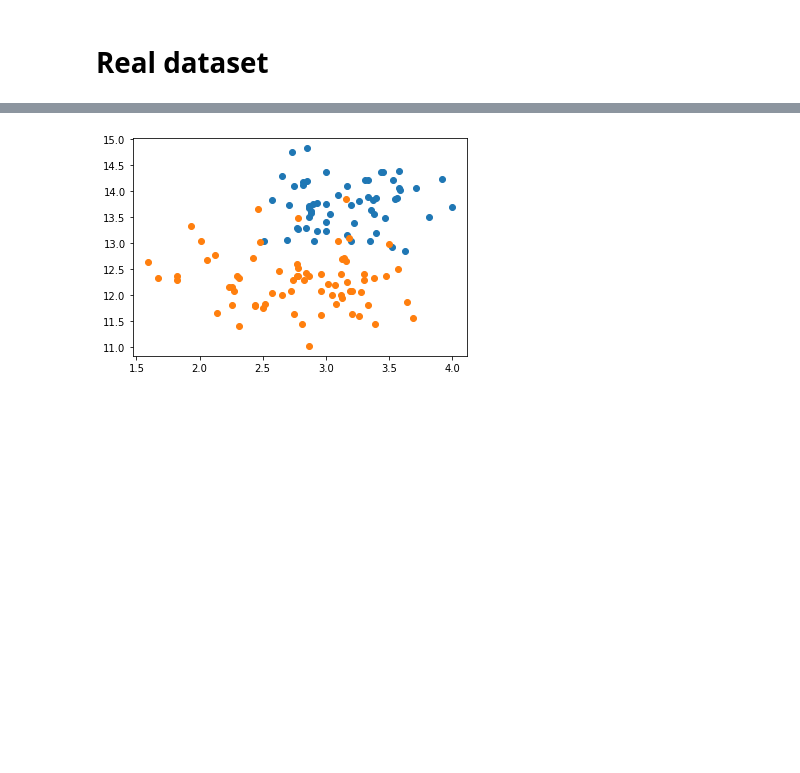
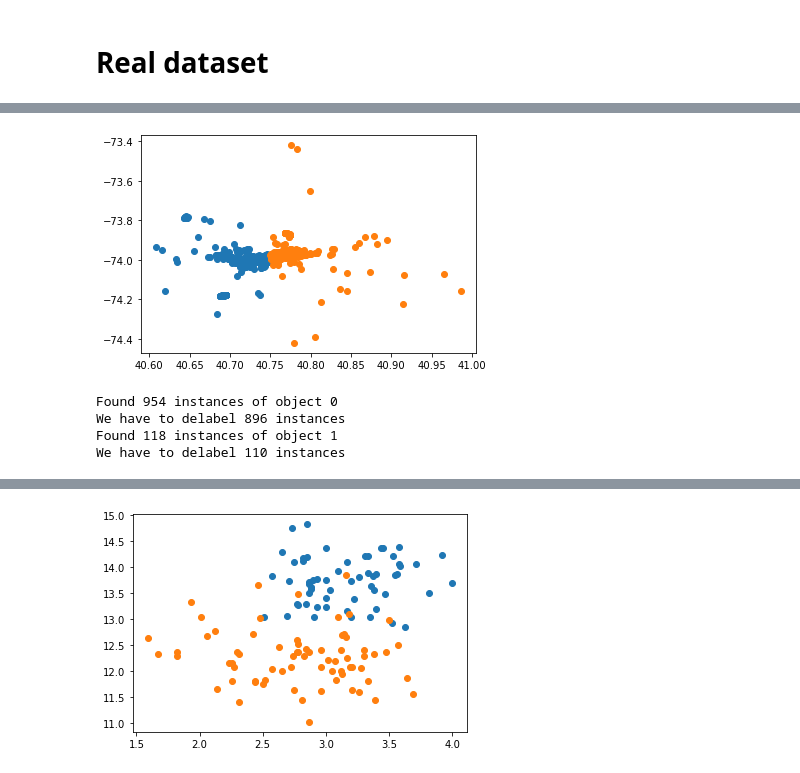
Before and after one commit to PashaIanko/Semi-Supervised-Labelling, a Jupyter notebook: main_notebook.ipynb, the cells around one changed output, grey strips where cells are left out. Cells and saved outputs as stored; diff of their text form; code cells hidden in the pictures; blank space fills up the shorter version.

```diff
--- a/main_notebook.ipynb
+++ b/main_notebook.ipynb
@@ -448,0 +479,18 @@ plot_losses_vs_cpu(losses, cpu_times)
+# %%
+plot_clusters(
+    X_real,
+    Y_real
+)
+# %% [output]
+[figure, added]
+# %%
+Y_real_delabeled = delabel_data(
+    Y_real,
+    labeled_percent = 0.06, # DataProperties.labeled_percentage,
+    delabel_value = DataProperties.unlabeled
+)
+# %% [output]
+Found 954 instances of object 0
+We have to delabel 896 instances
+Found 118 instances of object 1
+We have to delabel 110 instances
```
Also changed, not shown: parts of 11 cells of this notebook.
